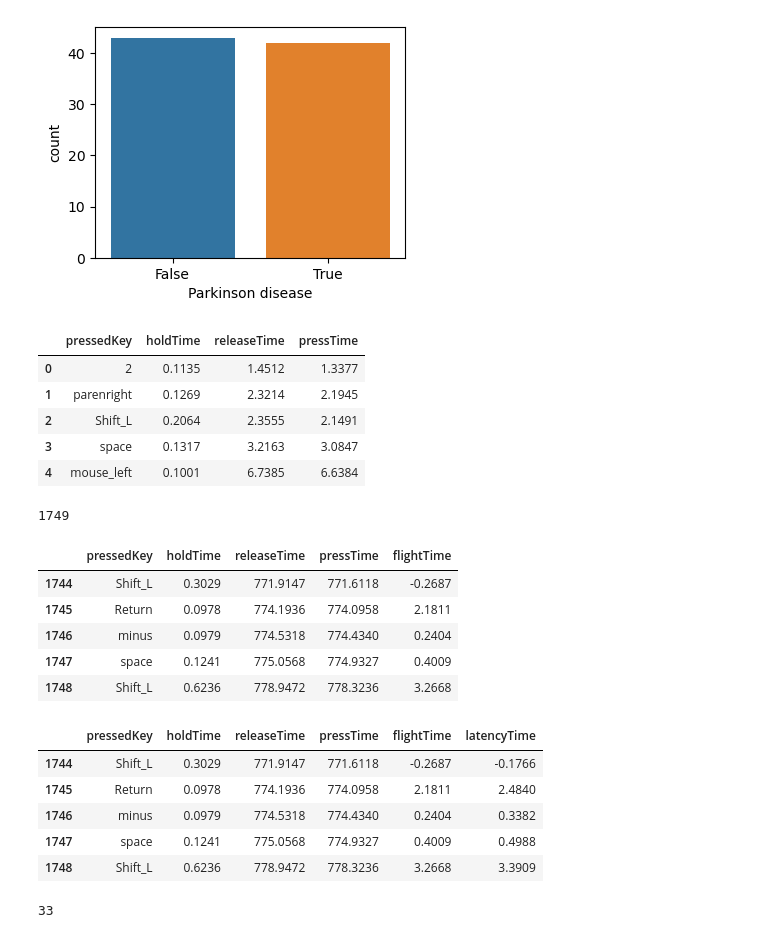
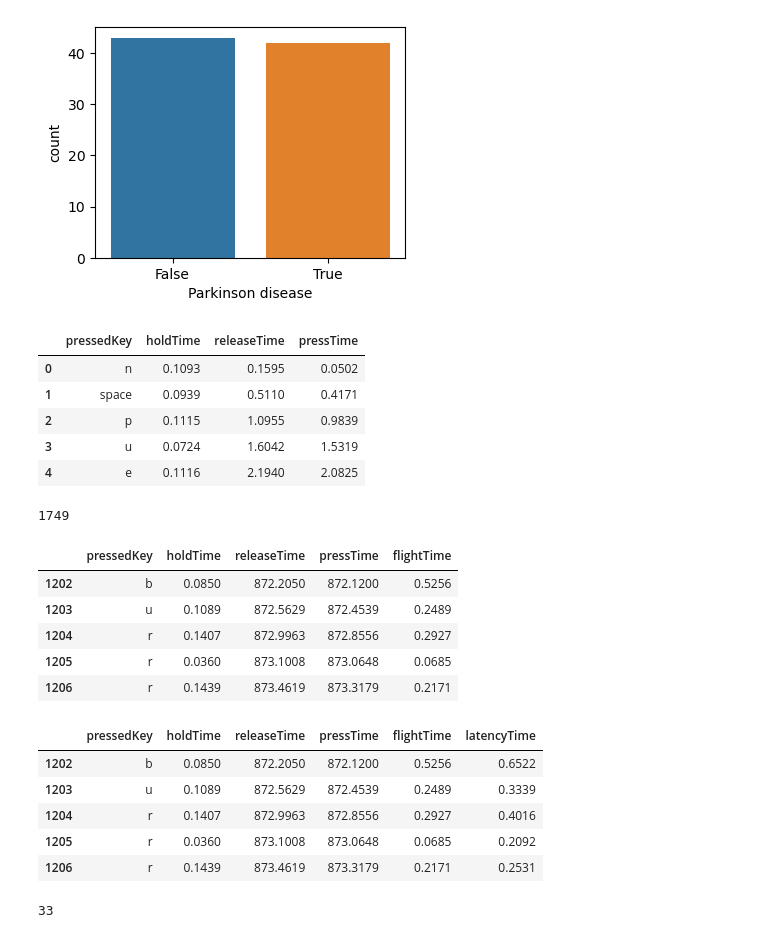
Before and after one commit to HannaKatarzyna/monKEY_app, a Jupyter notebook: preprocessing.ipynb, the cells around one changed output. Cells and saved outputs as stored; diff of their text form; code cells hidden in the pictures.

```diff
--- a/preprocessing.ipynb
+++ b/preprocessing.ipynb
@@ -401,15 +389,15 @@ Text(0.5, 0, 'Parkinson disease')
 [figure]
 # %%
 # read example file
-df_ID = pd.read_csv('D:/studia_mgrEIM/master_diploma/data/neuroqwerty/MIT-CS2PD/data_MIT-CS2PD/'+ df2['file_1'][1], header = None, names=['pressedKey','holdTime', 'releaseTime', 'pressTime'])
+df_ID = pd.read_csv('D:/studia_mgrEIM/master_diploma/data/neuroqwerty/MIT-CS2PD/data_MIT-CS2PD/'+ df2['file_1'][3], header = None, names=['pressedKey','holdTime', 'releaseTime', 'pressTime'])
 df_ID.head()
 # %% [output]
 |  | pressedKey | holdTime | releaseTime | pressTime |
-| 0 | 2 | 0.1135 | 1.4512 | 1.3377 |
-| 1 | parenright | 0.1269 | 2.3214 | 2.1945 |
-| 2 | Shift_L | 0.2064 | 2.3555 | 2.1491 |
-| 3 | space | 0.1317 | 3.2163 | 3.0847 |
-| 4 | mouse_left | 0.1001 | 6.7385 | 6.6384 |
+| 0 | n | 0.1093 | 0.1595 | 0.0502 |
+| 1 | space | 0.0939 | 0.5110 | 0.4171 |
+| 2 | p | 0.1115 | 1.0955 | 0.9839 |
+| 3 | u | 0.0724 | 1.6042 | 1.5319 |
+| 4 | e | 0.1116 | 2.1940 | 2.0825 |
 # %%
 len(df_ID['flightTime'])
 # %% [output]
@@ -420,21 +408,21 @@ df_ID['flightTime'] = df_ID['pressTime'] - \
 df_ID.tail()
 # %% [output]
 |  | pressedKey | holdTime | releaseTime | pressTime | flightTime |
-| 1744 | Shift_L | 0.3029 | 771.9147 | 771.6118 | -0.2687 |
-| 1745 | Return | 0.0978 | 774.1936 | 774.0958 | 2.1811 |
-| 1746 | minus | 0.0979 | 774.5318 | 774.4340 | 0.2404 |
-| 1747 | space | 0.1241 | 775.0568 | 774.9327 | 0.4009 |
-| 1748 | Shift_L | 0.6236 | 778.9472 | 778.3236 | 3.2668 |
+| 1202 | b | 0.0850 | 872.2050 | 872.1200 | 0.5256 |
+| 1203 | u | 0.1089 | 872.5629 | 872.4539 | 0.2489 |
+| 1204 | r | 0.1407 | 872.9963 | 872.8556 | 0.2927 |
+| 1205 | r | 0.0360 | 873.1008 | 873.0648 | 0.0685 |
+| 1206 | r | 0.1439 | 873.4619 | 873.3179 | 0.2171 |
 # %%
 df_ID['latencyTime']=df_ID['flightTime']+pd.concat([pd.Series(0),df_ID['holdTime']],ignore_index=True)
 df_ID.tail()
 # %% [output]
 |  | pressedKey | holdTime | releaseTime | pressTime | flightTime | latencyTime |
-| 1744 | Shift_L | 0.3029 | 771.9147 | 771.6118 | -0.2687 | -0.1766 |
-| 1745 | Return | 0.0978 | 774.1936 | 774.0958 | 2.1811 | 2.4840 |
-| 1746 | minus | 0.0979 | 774.5318 | 774.4340 | 0.2404 | 0.3382 |
-| 1747 | space | 0.1241 | 775.0568 | 774.9327 | 0.4009 | 0.4988 |
-| 1748 | Shift_L | 0.6236 | 778.9472 | 778.3236 | 3.2668 | 3.3909 |
+| 1202 | b | 0.0850 | 872.2050 | 872.1200 | 0.5256 | 0.6522 |
+| 1203 | u | 0.1089 | 872.5629 | 872.4539 | 0.2489 | 0.3339 |
+| 1204 | r | 0.1407 | 872.9963 | 872.8556 | 0.2927 | 0.4016 |
+| 1205 | r | 0.0360 | 873.1008 | 873.0648 | 0.0685 | 0.2092 |
+| 1206 | r | 0.1439 | 873.4619 | 873.3179 | 0.2171 | 0.2531 |
 # %%
 # len(df_ID[df_ID['holdTime']>1])/len(df_ID)
 len(df_ID[df_ID['holdTime']>5])
```
Also changed, not shown: parts of 29 cells of this notebook, 1 other file.
